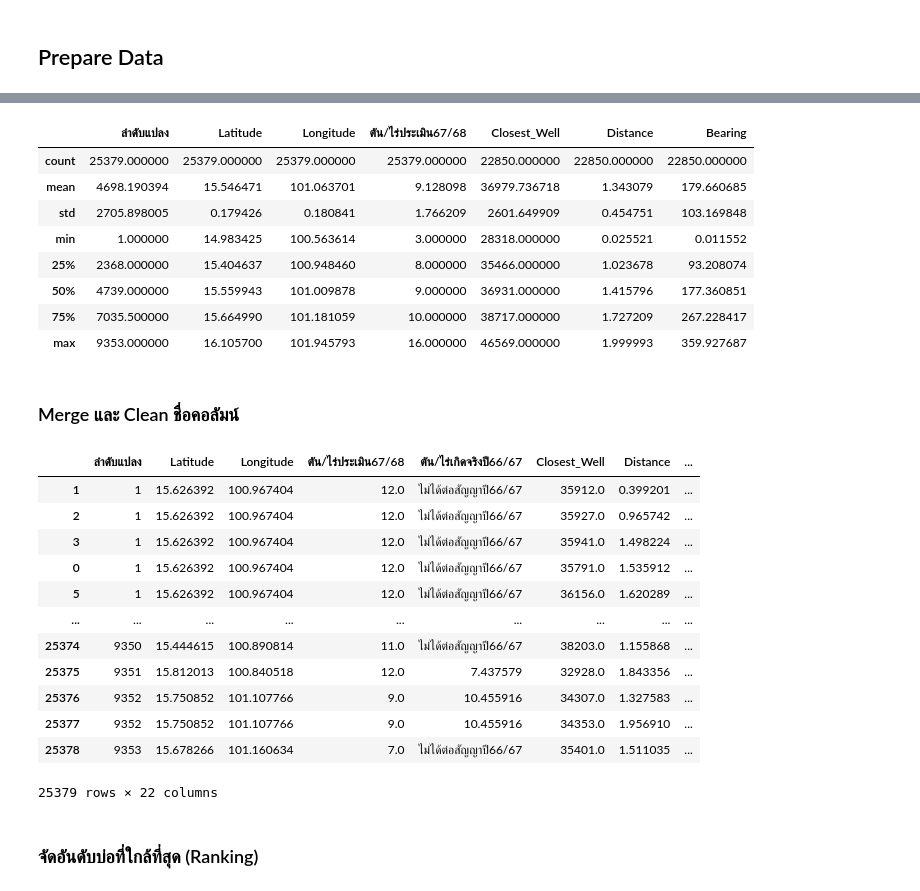
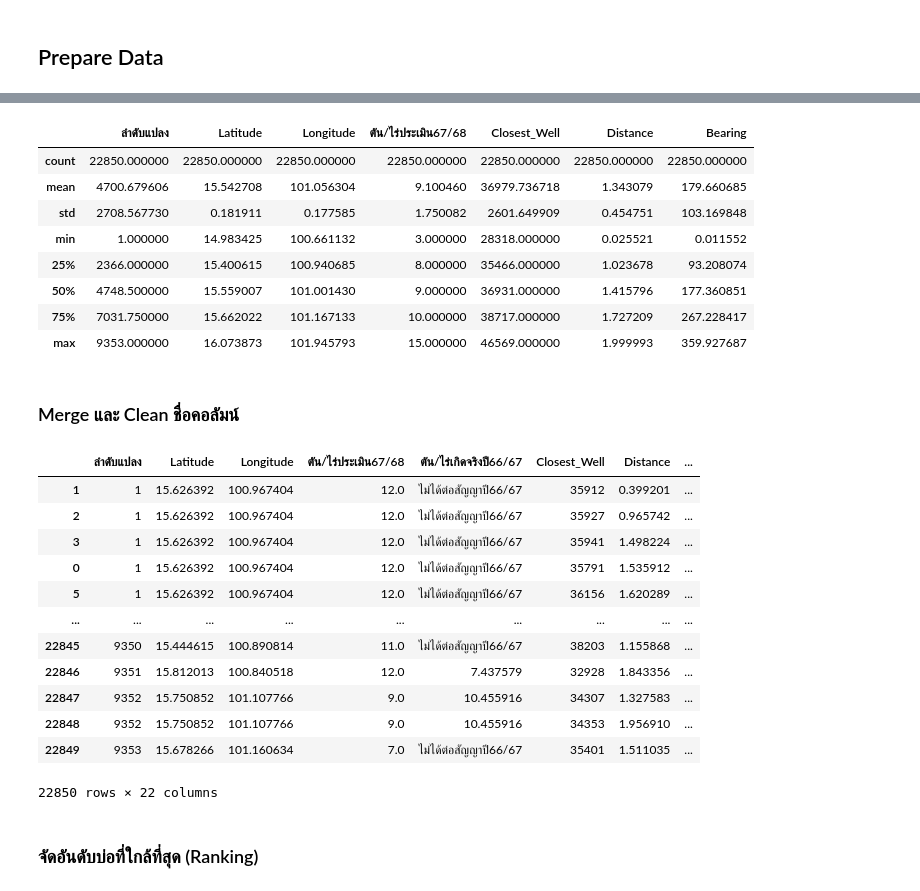
Before and after one commit to Thanarat-DS/MapAppProject, a Jupyter notebook: convert_to_geojson/convert.ipynb, the cells around one changed output, grey strips where cells are left out. Drawn from its saved outputs; the diff is of its cells as text; code cells hidden in the pictures.

```diff
--- a/convert_to_geojson/convert.ipynb
+++ b/convert_to_geojson/convert.ipynb
@@ -85,45 +85,51 @@ def haversine_vectorized(lat1, lon1, lat2, lon2):
 def find_closest_wells_vectorized(lat1, lon1, df_wells):
     distances = haversine_vectorized(lat1, lon1, df_wells['LATITUDE'], df_wells['LONGITUDE'])
     mask = distances <= 2.0 #ผลลัพธ์เป็น List Boolean เช่น [True, False, True, True, False]
     closest_wells = df_wells[mask]['Index'].tolist()
     closest_distances = distances[mask]
     bearings = []
     directions = []
     for lat2, lon2 in zip(df_wells[mask]['LATITUDE'], df_wells[mask]['LONGITUDE']):
         bearing, direction = bearing_direction(lat1, lon1, lat2, lon2)
         bearings.append(bearing)
         directions.append(direction)
 
     return closest_wells, closest_distances, bearings, directions
 
 # Create a new DataFrame to store the results
 result_data = []
 
 # Iterate over rows in df_sheet1
 for index, row in df_sheet1.iterrows():
     closest_wells, closest_distances, closest_bearings, closest_directions = find_closest_wells_vectorized(row['Latitude'], row['Longitude'], df_ckan_wells2)
 
-    if len(closest_wells) == 0:
-        # If no wells are found within 2 km, append a new row with placeholder values
-        result_data.append([row['ลำดับแปลง'], row['Latitude'], row['Longitude'], row['ตัน/ไร่ประเมิน67/68'], row['ตัน/ไร่เกิดจริงปี66/67'], None, None, None, None])
-    else:
+    if len(closest_wells) > 0:
         # Append rows for each closest well found
         for well, dist, bearing, direction in zip(closest_wells, closest_distances, closest_bearings, closest_directions):
             result_data.append([row['ลำดับแปลง'], row['Latitude'], row['Longitude'], row['ตัน/ไร่ประเมิน67/68'], row['ตัน/ไร่เกิดจริงปี66/67'], well, dist, bearing, direction])
 
+    # Code เก่า
+    # if len(closest_wells) == 0:
+    #     # If no wells are found within 2 km, append a new row with placeholder values
+    #     result_data.append([row['ลำดับแปลง'], row['Latitude'], row['Longitude'], row['ตัน/ไร่ประเมิน67/68'], row['ตัน/ไร่เกิดจริงปี66/67'], None, None, None, None])
+    # else:
+    #     # Append rows for each closest well found
+    #     for well, dist, bearing, direction in zip(closest_wells, closest_distances, closest_bearings, closest_directions):
+    #         result_data.append([row['ลำดับแปลง'], row['Latitude'], row['Longitude'], row['ตัน/ไร่ประเมิน67/68'], row['ตัน/ไร่เกิดจริงปี66/67'], well, dist, bearing, direction])
+
 # Convert result_data to DataFrame
 result_df = pd.DataFrame(result_data, columns=['ลำดับแปลง', 'Latitude', 'Longitude', 'ตัน/ไร่ประเมิน67/68', 'ตัน/ไร่เกิดจริงปี66/67', 'Closest_Well', 'Distance', 'Bearing', 'Direction'])
 result_df.describe()
 # %% [output]
 |  | ลำดับแปลง | Latitude | Longitude | ตัน/ไร่ประเมิน67/68 | Closest_Well | Distance | Bearing |
-| count | 25379.000000 | 25379.000000 | 25379.000000 | 25379.000000 | 22850.000000 | 22850.000000 | 22850.000000 |
-| mean | 4698.190394 | 15.546471 | 101.063701 | 9.128098 | 36979.736718 | 1.343079 | 179.660685 |
-| std | 2705.898005 | 0.179426 | 0.180841 | 1.766209 | 2601.649909 | 0.454751 | 103.169848 |
-| min | 1.000000 | 14.983425 | 100.563614 | 3.000000 | 28318.000000 | 0.025521 | 0.011552 |
-| 25% | 2368.000000 | 15.404637 | 100.948460 | 8.000000 | 35466.000000 | 1.023678 | 93.208074 |
-| 50% | 4739.000000 | 15.559943 | 101.009878 | 9.000000 | 36931.000000 | 1.415796 | 177.360851 |
-| 75% | 7035.500000 | 15.664990 | 101.181059 | 10.000000 | 38717.000000 | 1.727209 | 267.228417 |
-| max | 9353.000000 | 16.105700 | 101.945793 | 16.000000 | 46569.000000 | 1.999993 | 359.927687 |
+| count | 22850.000000 | 22850.000000 | 22850.000000 | 22850.000000 | 22850.000000 | 22850.000000 | 22850.000000 |
+| mean | 4700.679606 | 15.542708 | 101.056304 | 9.100460 | 36979.736718 | 1.343079 | 179.660685 |
+| std | 2708.567730 | 0.181911 | 0.177585 | 1.750082 | 2601.649909 | 0.454751 | 103.169848 |
+| min | 1.000000 | 14.983425 | 100.661132 | 3.000000 | 28318.000000 | 0.025521 | 0.011552 |
+| 25% | 2366.000000 | 15.400615 | 100.940685 | 8.000000 | 35466.000000 | 1.023678 | 93.208074 |
+| 50% | 4748.500000 | 15.559007 | 101.001430 | 9.000000 | 36931.000000 | 1.415796 | 177.360851 |
+| 75% | 7031.750000 | 15.662022 | 101.167133 | 10.000000 | 38717.000000 | 1.727209 | 267.228417 |
+| max | 9353.000000 | 16.073873 | 101.945793 | 15.000000 | 46569.000000 | 1.999993 | 359.927687 |
 # %% [markdown]
 ### Merge และ Clean ชื่อคอลัมน์
 # %%
@@ -148,18 +154,18 @@ result_df_merge['แปลงไร่/บ่อน้ำบาดาล'] = '
 display(result_df_merge)
 # %% [output]
 |  | ลำดับแปลง | Latitude | Longitude | ตัน/ไร่ประเมิน67/68 | ตัน/ไร่เกิดจริงปี66/67 | Closest_Well | Distance | ... |
-| 1 | 1 | 15.626392 | 100.967404 | 12.0 | ไม่ได้ต่อสัญญาปี66/67 | 35912.0 | 0.399201 | ... |
-| 2 | 1 | 15.626392 | 100.967404 | 12.0 | ไม่ได้ต่อสัญญาปี66/67 | 35927.0 | 0.965742 | ... |
-| 3 | 1 | 15.626392 | 100.967404 | 12.0 | ไม่ได้ต่อสัญญาปี66/67 | 35941.0 | 1.498224 | ... |
-| 0 | 1 | 15.626392 | 100.967404 | 12.0 | ไม่ได้ต่อสัญญาปี66/67 | 35791.0 | 1.535912 | ... |
-| 5 | 1 | 15.626392 | 100.967404 | 12.0 | ไม่ได้ต่อสัญญาปี66/67 | 36156.0 | 1.620289 | ... |
+| 1 | 1 | 15.626392 | 100.967404 | 12.0 | ไม่ได้ต่อสัญญาปี66/67 | 35912 | 0.399201 | ... |
+| 2 | 1 | 15.626392 | 100.967404 | 12.0 | ไม่ได้ต่อสัญญาปี66/67 | 35927 | 0.965742 | ... |
+| 3 | 1 | 15.626392 | 100.967404 | 12.0 | ไม่ได้ต่อสัญญาปี66/67 | 35941 | 1.498224 | ... |
+| 0 | 1 | 15.626392 | 100.967404 | 12.0 | ไม่ได้ต่อสัญญาปี66/67 | 35791 | 1.535912 | ... |
+| 5 | 1 | 15.626392 | 100.967404 | 12.0 | ไม่ได้ต่อสัญญาปี66/67 | 36156 | 1.620289 | ... |
 | ... | ... | ... | ... | ... | ... | ... | ... | ... |
-| 25374 | 9350 | 15.444615 | 100.890814 | 11.0 | ไม่ได้ต่อสัญญาปี66/67 | 38203.0 | 1.155868 | ... |
-| 25375 | 9351 | 15.812013 | 100.840518 | 12.0 | 7.437579 | 32928.0 | 1.843356 | ... |
-| 25376 | 9352 | 15.750852 | 101.107766 | 9.0 | 10.455916 | 34307.0 | 1.327583 | ... |
-| 25377 | 9352 | 15.750852 | 101.107766 | 9.0 | 10.455916 | 34353.0 | 1.956910 | ... |
-| 25378 | 9353 | 15.678266 | 101.160634 | 7.0 | ไม่ได้ต่อสัญญาปี66/67 | 35401.0 | 1.511035 | ... |
+| 22845 | 9350 | 15.444615 | 100.890814 | 11.0 | ไม่ได้ต่อสัญญาปี66/67 | 38203 | 1.155868 | ... |
+| 22846 | 9351 | 15.812013 | 100.840518 | 12.0 | 7.437579 | 32928 | 1.843356 | ... |
+| 22847 | 9352 | 15.750852 | 101.107766 | 9.0 | 10.455916 | 34307 | 1.327583 | ... |
+| 22848 | 9352 | 15.750852 | 101.107766 | 9.0 | 10.455916 | 34353 | 1.956910 | ... |
+| 22849 | 9353 | 15.678266 | 101.160634 | 7.0 | ไม่ได้ต่อสัญญาปี66/67 | 35401 | 1.511035 | ... |
-25379 rows × 22 columns
+22850 rows × 22 columns
 # %% [markdown]
 ### จัดอันดับบ่อที่ใกล้ที่สุด (Ranking)
 # %%
```
Also changed, not shown: parts of 7 cells of this notebook, 8 other files.
